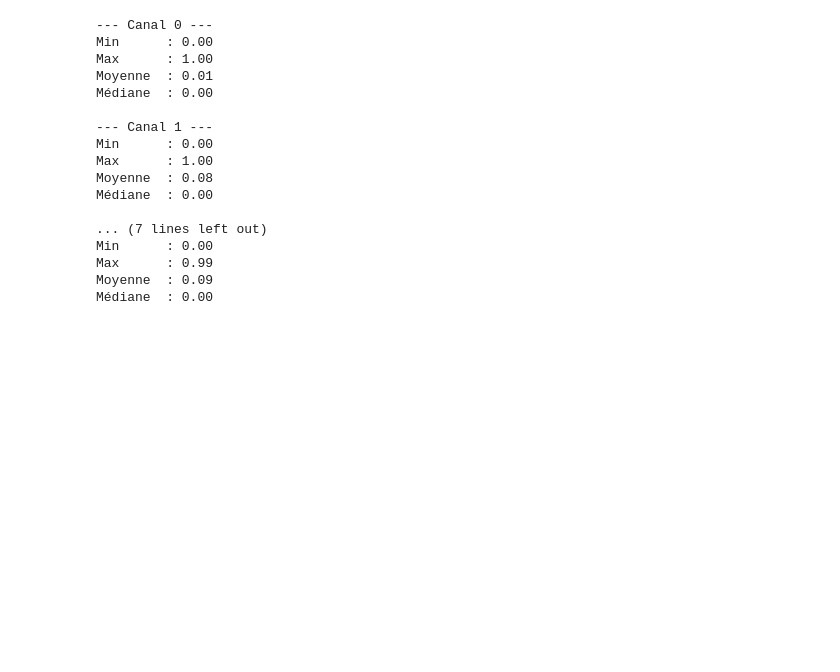
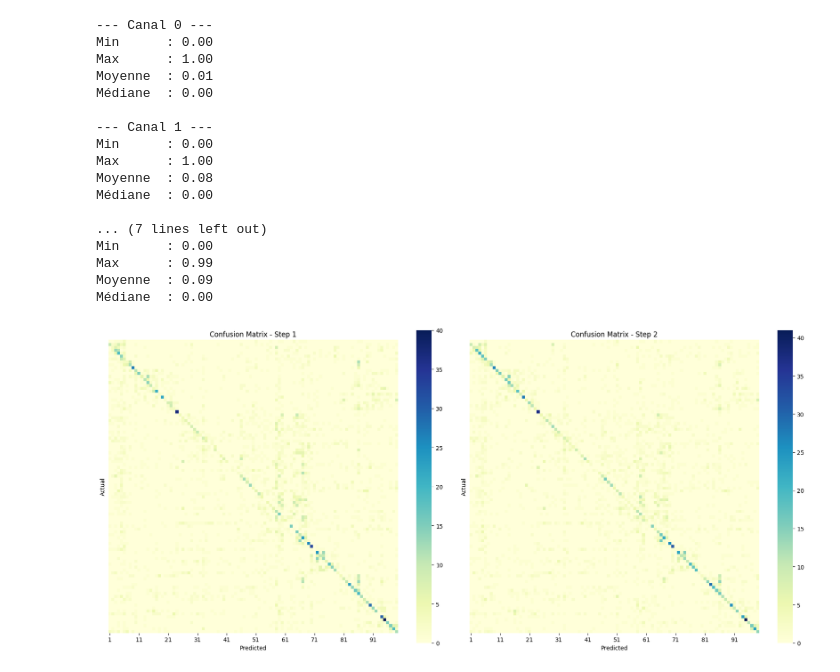
Before and after one commit to pqutc/BNN_Xperience, a Jupyter notebook: N_imagenet/viz_events.ipynb, the cells around one changed output. Cells and saved outputs as stored; diff of their text form; code cells hidden in the pictures; blank space fills up the shorter version.

```diff
--- a/N_imagenet/viz_events.ipynb
+++ b/N_imagenet/viz_events.ipynb
@@ -220,3 +220,45 @@ Min      : 0.00
 Max      : 0.99
 Moyenne  : 0.09
 Médiane  : 0.00
+# %%
+import pandas as pd
+import seaborn as sns
+import matplotlib.pyplot as plt
+
+# Charger les deux matrices
+df1 = pd.read_csv("recorddata/confusion_matrix_step1.csv", index_col=0)
+df2 = pd.read_csv("recorddata/confusion_matrix.csv", index_col=0)
+
+# Création de la figure avec 2 sous-graphiques côte à côte
+fig, axes = plt.subplots(1, 2, figsize=(18, 8))
+
+# Heatmap pour le fichier step 1
+sns.heatmap(df1,
+            ax=axes[0],
+            annot=False,
+            cmap="YlGnBu",
+            cbar=True,
+            xticklabels=10,
+            yticklabels=False,  # Masquer les labels Y
+            square=True)
+axes[0].set_title("Confusion Matrix - Step 1")
+axes[0].set_xlabel("Predicted")
+axes[0].set_ylabel("Actual")
+
+# Heatmap pour le fichier step 25
+sns.heatmap(df2,
+            ax=axes[1],
+            annot=False,
+            cmap="YlGnBu",
+            cbar=True,
+            xticklabels=10,
+            yticklabels=False,  # Masquer les labels Y aussi
+            square=True)
+axes[1].set_title("Confusion Matrix - Step 2")
+axes[1].set_xlabel("Predicted")
+axes[1].set_ylabel("Actual")
+
+plt.tight_layout()
+plt.show()
+# %% [output]
+[figure, added]
```
Also changed, not shown: parts of 1 cell of this notebook, 14 other files.
